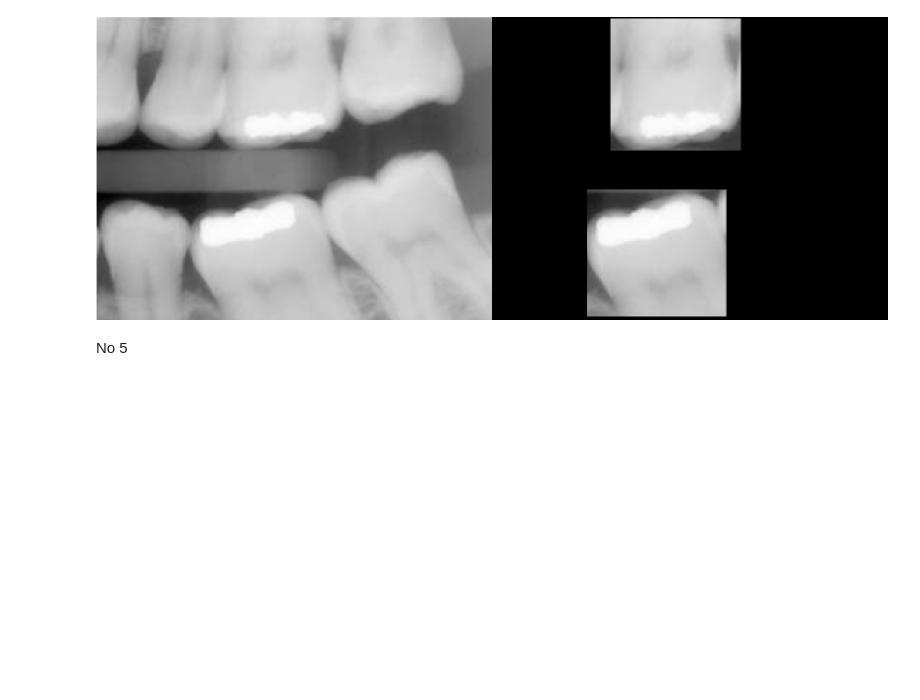
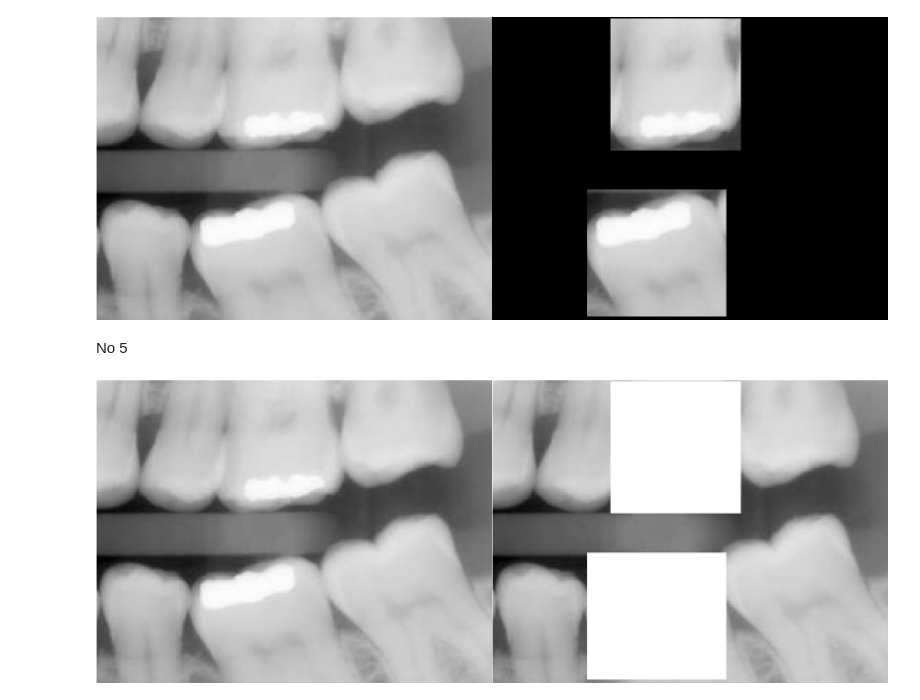
Before and after one commit to hhidayatinc/PCVK_Martikulasi_2022, a Jupyter notebook: Modul5.ipynb, the cells around one changed output. Cells and saved outputs as stored; diff of their text form; code cells hidden in the pictures; blank space fills up the shorter version.

```diff
--- a/Modul5.ipynb
+++ b/Modul5.ipynb
@@ -122,3 +122,11 @@ cv2_imshow(final_frame)
 [figure]
 # %% [markdown]
 No 5
+# %%
+#OR
+result = img | mask1
+
+final_frame = cv.hconcat((img, result))
+cv2_imshow(final_frame)
+# %% [output]
+[figure, added]
```
Also changed, not shown: parts of 3 cells of this notebook.
